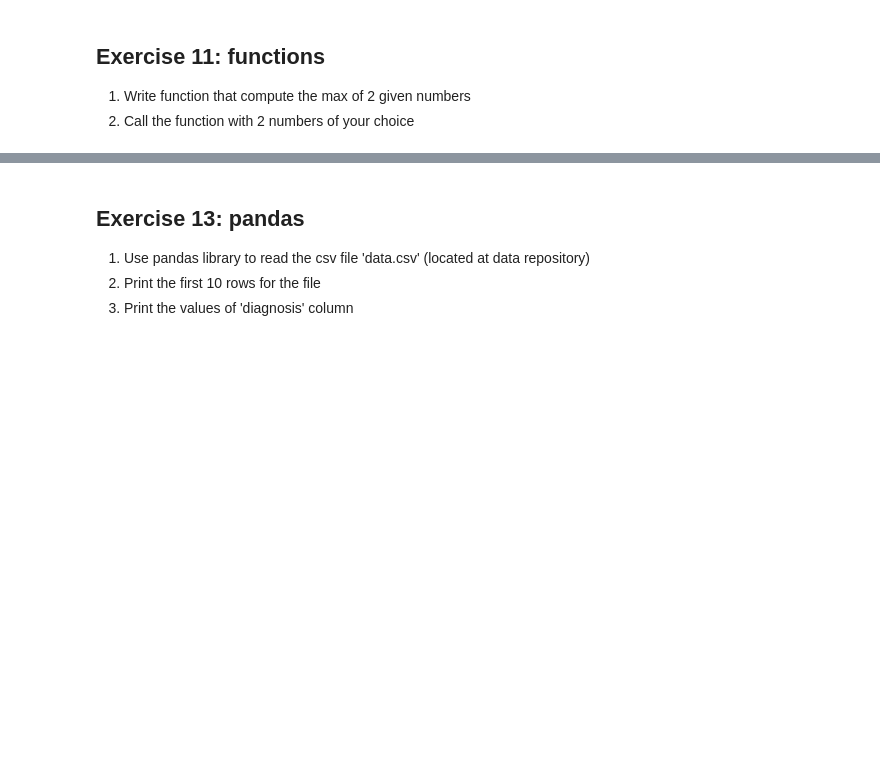
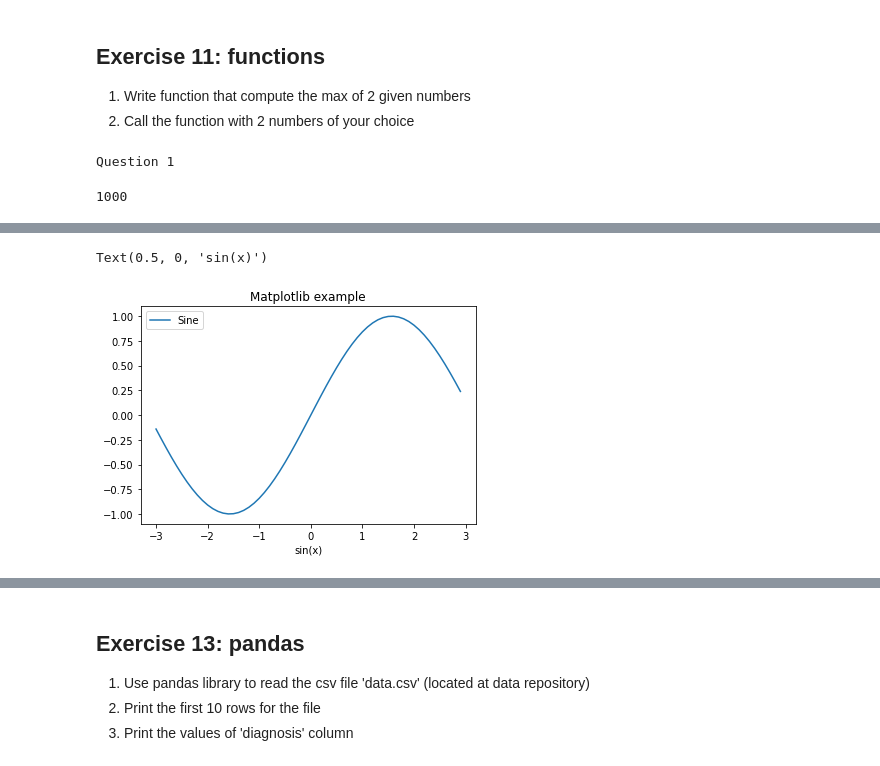
Before and after one commit to Oumaima-Chqaf/python-bootcamp, a Jupyter notebook: day_01/assignments/00-Test.ipynb, the cells around one changed output, grey strips where cells are left out. Drawn from its saved outputs; the diff is of its cells as text; code cells hidden in the pictures; blank space fills up the shorter version.

```diff
--- a/day_01/assignments/00-Test.ipynb
+++ b/day_01/assignments/00-Test.ipynb
@@ -112,3 +269,16 @@ Write a program that prints the integers from 1 to 100. But for multiples of thr
+# %%
+# Your code her1
+print("Question 1")
+def maxElm(a,b):
+ if a<=b:
+     return b
+ else:
+    return a
+print("Question 2")
+maxElm(1000,10)
+# %% [output]
+Question 1
+1000
 # %% [markdown]
 ## Exercise 12: Matplotlib
 
@@ -118,0 +287,13 @@ Write a program that prints the integers from 1 to 100. But for multiples of thr
+# %%
+# Your code here
+import matplotlib.pyplot as plt
+import numpy as np
+x = np.arange(-3, 3,0.1)
+y = np.sin(x)
+plt.plot(x, y)
+plt.legend(['Sine'])
+plt.title('Matplotlib example')
+plt.xlabel('sin(x)')
+# %% [output]
+Text(0.5, 0, 'sin(x)')
+[figure, added]
```
Also changed, not shown: parts of 22 cells of this notebook.
